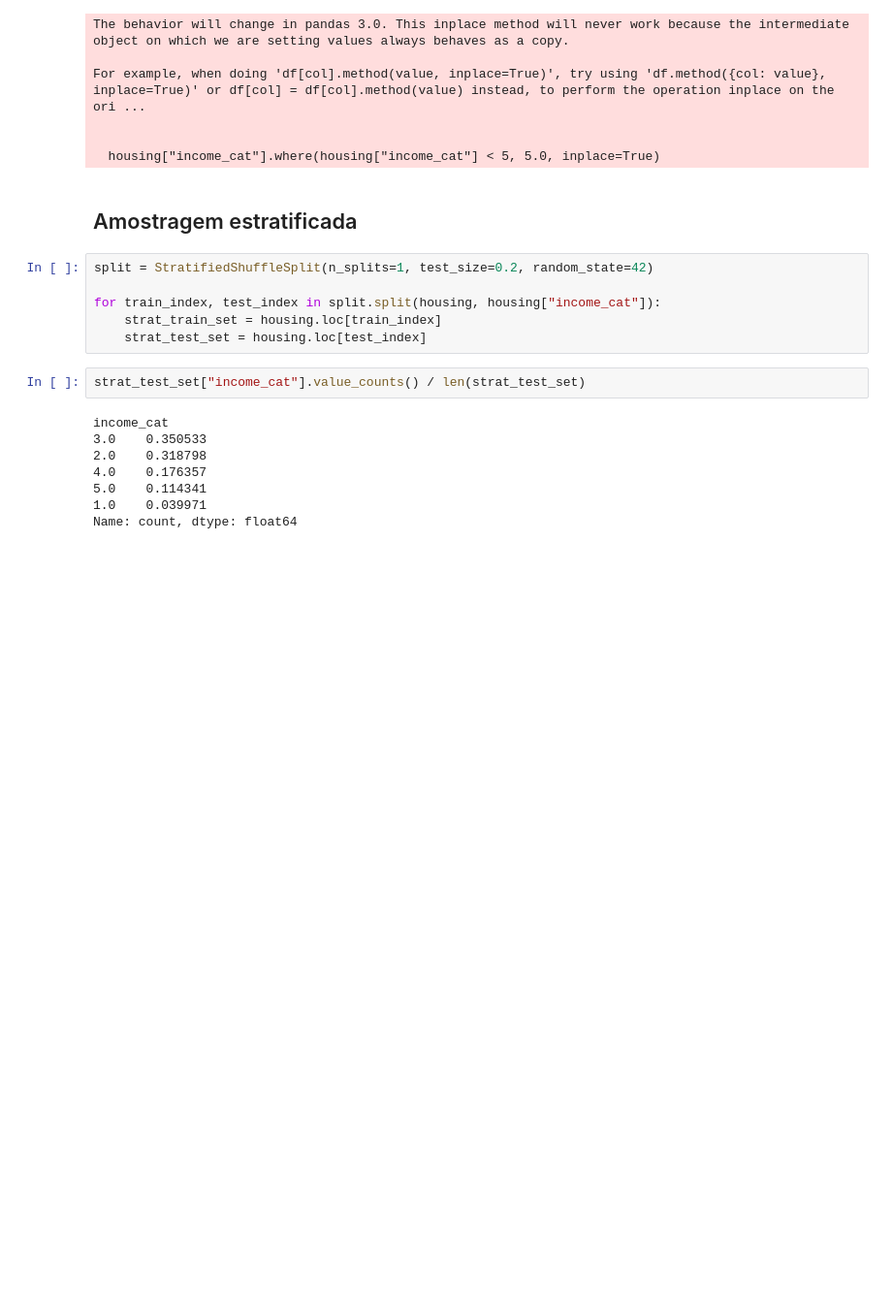
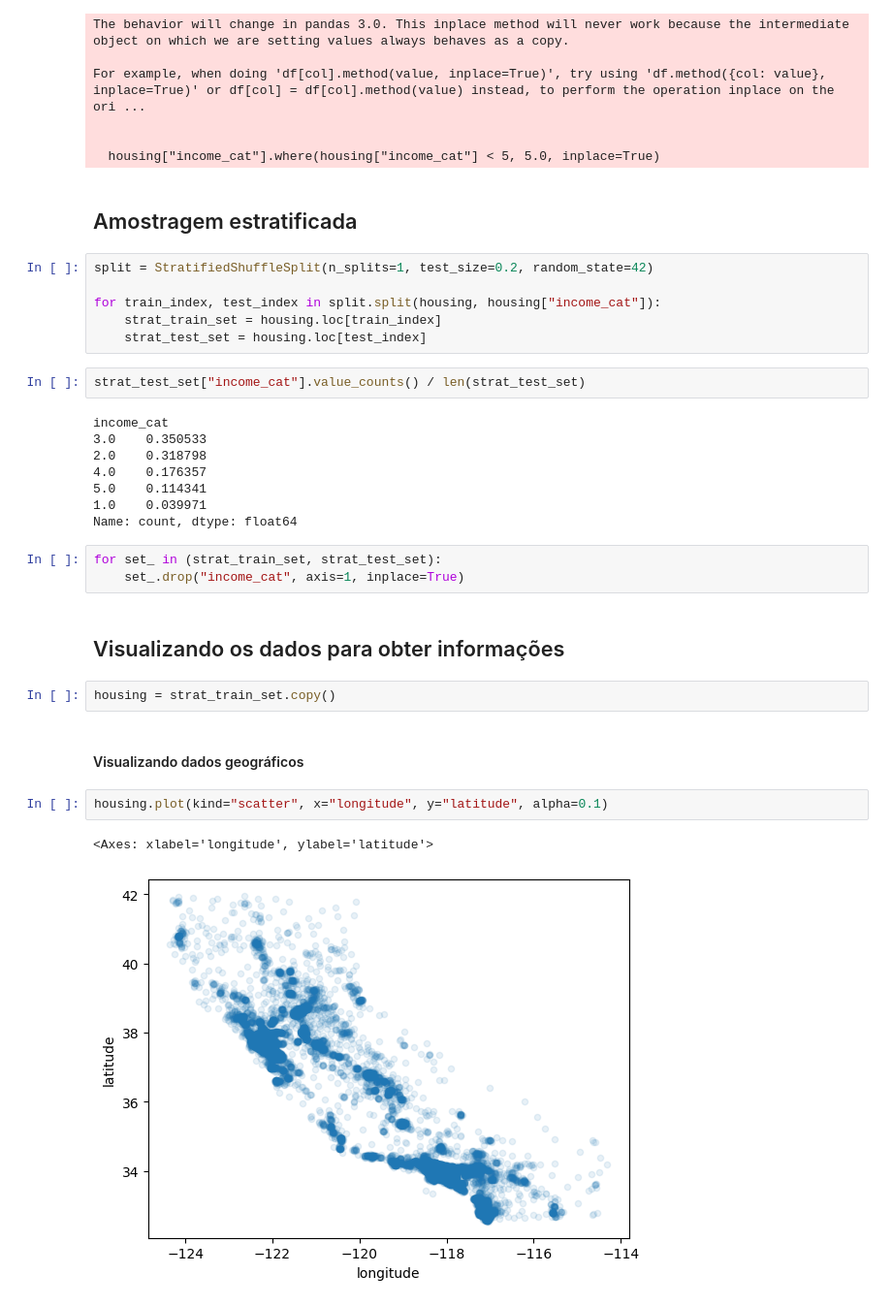
Before and after one commit to MarcelFeo/machine_learning_housin_corporation, a Jupyter notebook: main.ipynb, the cells around one changed output. Shown at 97% size. Cells and saved outputs as stored; diff of their text form; blank space fills up the shorter version.

```diff
--- a/main.ipynb
+++ b/main.ipynb
@@ -153,3 +156,17 @@ income_cat
 5.0    0.114341
 1.0    0.039971
 Name: count, dtype: float64
+# %%
+for set_ in (strat_train_set, strat_test_set):
+    set_.drop("income_cat", axis=1, inplace=True)
+# %% [markdown]
+## Visualizando os dados para obter informações
+# %%
+housing = strat_train_set.copy()
+# %% [markdown]
+#### Visualizando dados geográficos
+# %%
+housing.plot(kind="scatter", x="longitude", y="latitude", alpha=0.1)
+# %% [output]
+<Axes: xlabel='longitude', ylabel='latitude'>
+[figure, added]
```
Also changed, not shown: parts of 12 cells of this notebook.
